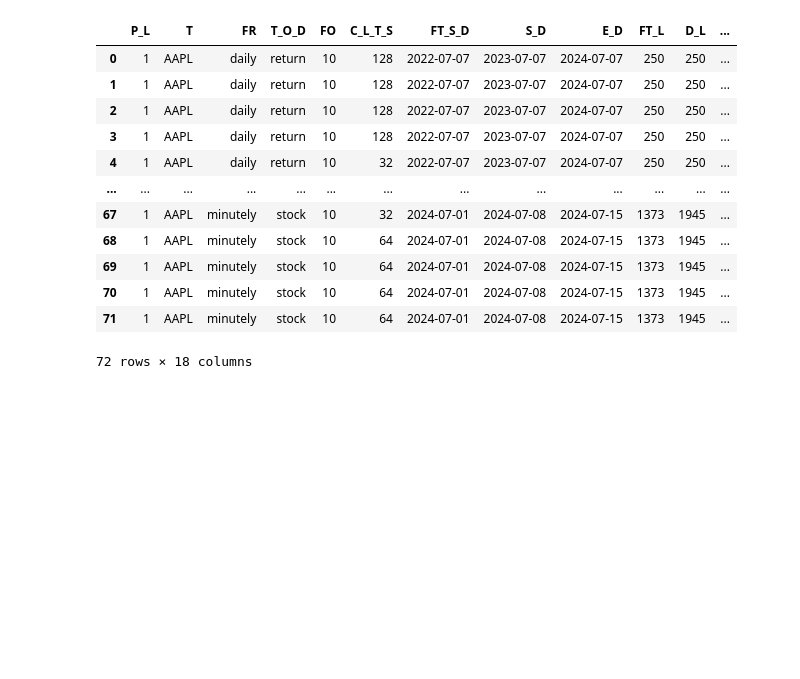
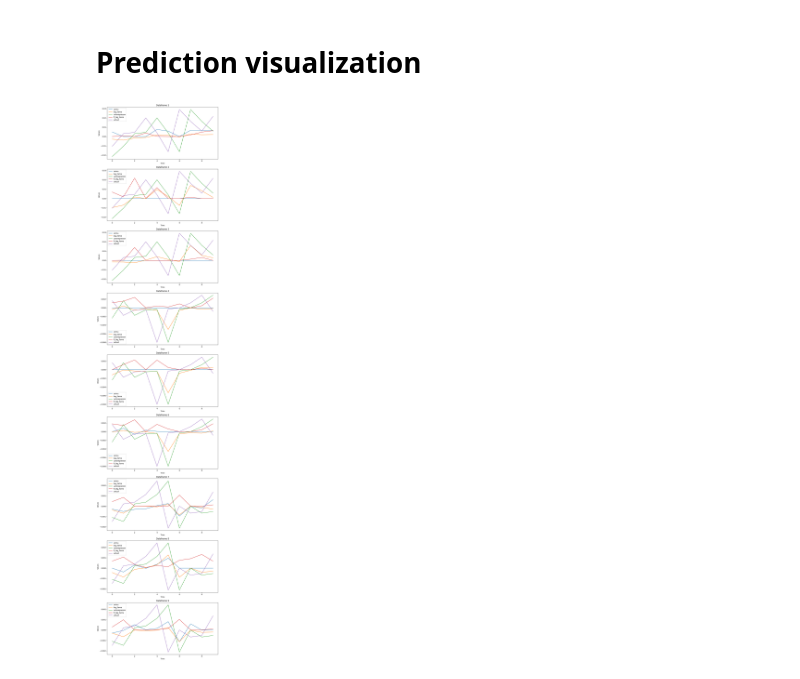
Before and after one commit to filip-topic/Time-Series-Foundation-Models-in-Financial-time-series-prediction, a Jupyter notebook: data_analysis.ipynb, the cells around one changed output. Drawn from its saved outputs; the diff is of its cells as text; code cells hidden in the pictures; blank space fills up the shorter version.

Commit message:
added timestamps to predictions and created rudimentary predictions visualisation

```diff
--- a/data_analysis.ipynb
+++ b/data_analysis.ipynb
@@ -4,5 +4,5 @@ import pandas as pd
 import numpy as np
 import os
 # %%
-return_evaluation = data_reader.read_data(match=["return"], location="evaluation")
-return_prediction = data_reader.read_data(match=["return"], location="prediction")
+evaluation = data_reader.read_data(match=["return"], location="evaluation")
+prediction = data_reader.read_data(match=["return"], location="prediction")
@@ -44,19 +46,31 @@ all_columns = param_columns + [col for col in csv_columns if col not in param_co
 aggregated_evaluation = aggregated_evaluation[all_columns]
 # %%
 aggregated_evaluation.rename(columns={"Unnamed: 0" : "model"}, inplace=True)
-# %%
-aggregated_evaluation
-# %% [output]
-|  | P_L | T | FR | T_O_D | FO | C_L_T_S | FT_S_D | S_D | E_D | FT_L | D_L | ... |
-| 0 | 1 | AAPL | daily | return | 10 | 128 | 2022-07-07 | 2023-07-07 | 2024-07-07 | 250 | 250 | ... |
-| 1 | 1 | AAPL | daily | return | 10 | 128 | 2022-07-07 | 2023-07-07 | 2024-07-07 | 250 | 250 | ... |
-| 2 | 1 | AAPL | daily | return | 10 | 128 | 2022-07-07 | 2023-07-07 | 2024-07-07 | 250 | 250 | ... |
-| 3 | 1 | AAPL | daily | return | 10 | 128 | 2022-07-07 | 2023-07-07 | 2024-07-07 | 250 | 250 | ... |
-| 4 | 1 | AAPL | daily | return | 10 | 32 | 2022-07-07 | 2023-07-07 | 2024-07-07 | 250 | 250 | ... |
-| ... | ... | ... | ... | ... | ... | ... | ... | ... | ... | ... | ... | ... |
-| 67 | 1 | AAPL | minutely | stock | 10 | 32 | 2024-07-01 | 2024-07-08 | 2024-07-15 | 1373 | 1945 | ... |
-| 68 | 1 | AAPL | minutely | stock | 10 | 64 | 2024-07-01 | 2024-07-08 | 2024-07-15 | 1373 | 1945 | ... |
-| 69 | 1 | AAPL | minutely | stock | 10 | 64 | 2024-07-01 | 2024-07-08 | 2024-07-15 | 1373 | 1945 | ... |
-| 70 | 1 | AAPL | minutely | stock | 10 | 64 | 2024-07-01 | 2024-07-08 | 2024-07-15 | 1373 | 1945 | ... |
-| 71 | 1 | AAPL | minutely | stock | 10 | 64 | 2024-07-01 | 2024-07-08 | 2024-07-15 | 1373 | 1945 | ... |
-72 rows × 18 columns
+# %% [markdown]
+# Prediction visualization
+# %%
+import matplotlib.pyplot as plt
+
+# Assuming `prediction` is your list of dataframes
+def plot_dataframes(prediction):
+    num_plots = len(prediction)
+    fig, axes = plt.subplots(num_plots, 1, figsize=(10, 5 * num_plots))
+
+    # Check if there's only one dataframe to handle the axes object properly
+    if num_plots == 1:
+        axes = [axes]
+
+    for i, df in enumerate(prediction):
+        ax = axes[i]
+        df.plot(ax=ax)
+        ax.set_title(f'Dataframe {i+1}')
+        ax.set_xlabel('Time')
+        ax.set_ylabel('Values')
+
+    plt.tight_layout()
+    plt.show()
+
+# Example usage with your `prediction` list
+plot_dataframes(prediction)
+# %% [output]
+[figure, added]
```
Also changed, not shown: parts of 1 cell of this notebook, 3 other files.
